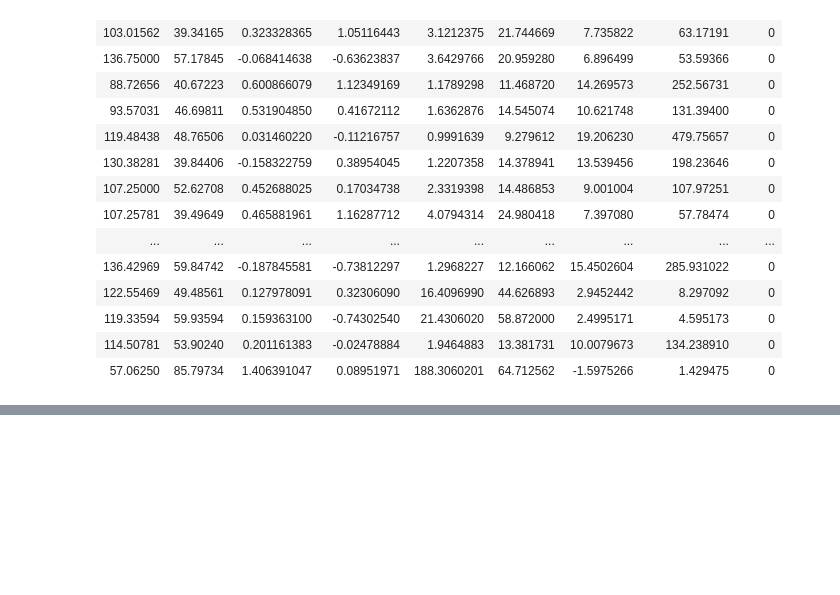
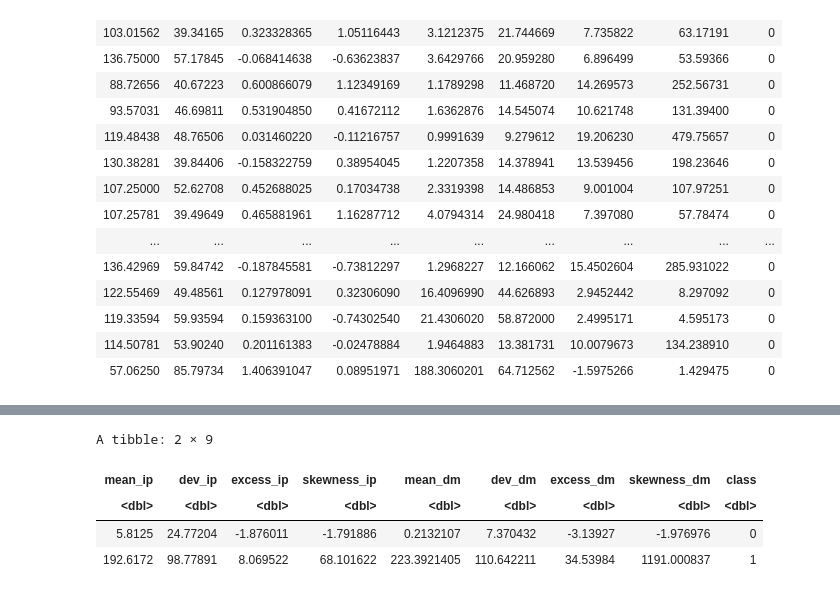
Before and after one commit to kseniak1/DSCI100-Project, a Jupyter notebook: Ksenia_notebook.ipynb, the cells around one changed output, grey strips where cells are left out. Saved outputs shown, nothing was run; the diff lists cells and outputs as text; code cells hidden in the pictures; blank space fills up the shorter version.

Commit message:
Created min/max table draft

```diff
--- a/Ksenia_notebook.ipynb
+++ b/Ksenia_notebook.ipynb
@@ -86,0 +66,13 @@ A spec_tbl_df: 17898 × 9
+# %%
+max_data <- pulsar_data %>%
+            map_dfr(max)
+min_data <- pulsar_data %>%
+            map_dfr(min)
+min_max_data <- rbind(min_data, max_data)
+min_max_data
+# %% [output]
+A tibble: 2 × 9
+| mean_ip | dev_ip | excess_ip | skewness_ip | mean_dm | dev_dm | excess_dm | skewness_dm | class |
+| <dbl> | <dbl> | <dbl> | <dbl> | <dbl> | <dbl> | <dbl> | <dbl> | <dbl> |
+| 5.8125 | 24.77204 | -1.876011 | -1.791886 | 0.2132107 | 7.370432 | -3.13927 | -1.976976 | 0 |
+| 192.6172 | 98.77891 | 8.069522 | 68.101622 | 223.3921405 | 110.642211 | 34.53984 | 1191.000837 | 1 |
```
Also changed, not shown: parts of 1 cell of this notebook.
